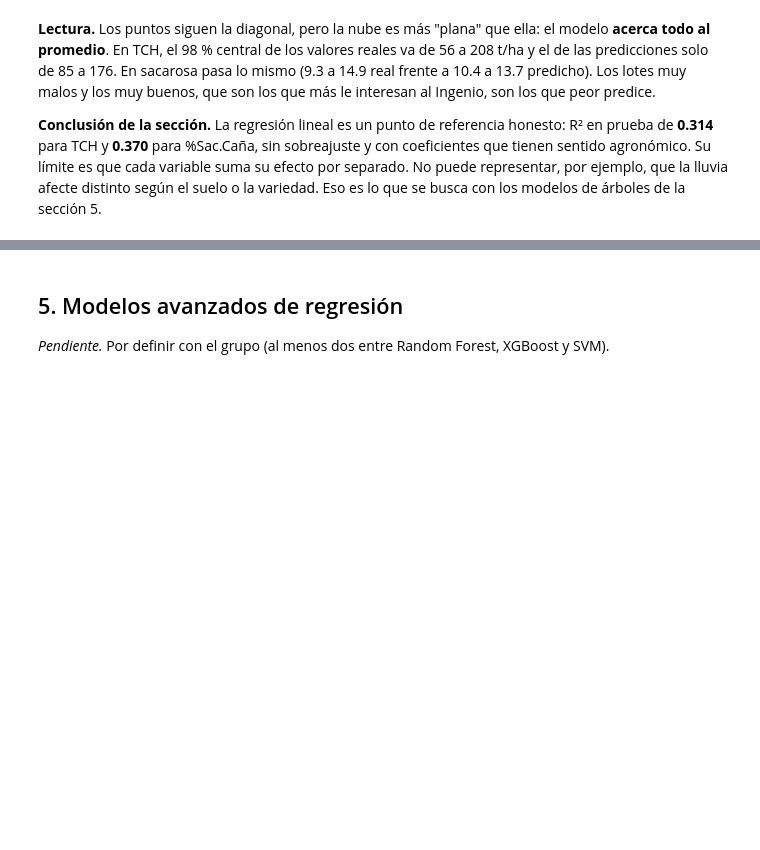
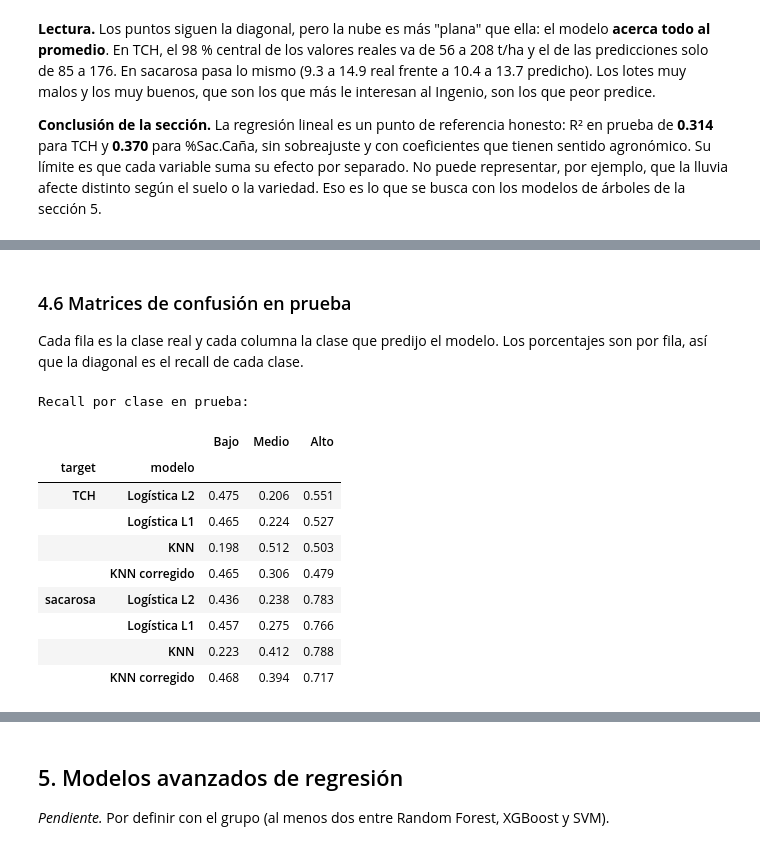
Before and after one commit to gigiper29/Proyecto-Aprendizaje-Autom-tico-II, a Jupyter notebook: Caso_AA2/CasoEstudio_Modelado.ipynb, the cells around one changed output, grey strips where cells are left out. Drawn from its saved outputs; the diff is of its cells as text; code cells hidden in the pictures; blank space fills up the shorter version.

```diff
--- a/Caso_AA2/CasoEstudio_Modelado.ipynb
+++ b/Caso_AA2/CasoEstudio_Modelado.ipynb
@@ -1356,0 +1424,44 @@ _(lectura pendiente)_
+# %% [markdown]
+### 4.6 Matrices de confusión en prueba
+
+Cada fila es la clase real y cada columna la clase que predijo el modelo. Los porcentajes son por fila, así que
+la diagonal es el recall de cada clase.
+# %%
+MODELOS_REF_CLF = ["Logística L2", "Logística L1", "KNN", "KNN corregido"]
+fig, ejes = plt.subplots(2, 4, figsize=(15, 7.5))
+filas = []
+for i, t in enumerate(TARGETS_CLF):
+    for j, nombre in enumerate(MODELOS_REF_CLF):
+        r = ajustados_clf[(t, nombre)]
+        eje = ejes[i, j]
+        matriz = confusion_matrix(r["y_prueba"], r["pred_prueba"], labels=CLASES)
+        porcentaje = matriz / matriz.sum(axis=1, keepdims=True)  # por fila: la diagonal es el recall de cada clase
+        eje.imshow(porcentaje, cmap="Blues", vmin=0, vmax=1)     # misma escala de color en todas las matrices
+        for fila in range(3):
+            for columna in range(3):
+                eje.text(columna, fila, f"{porcentaje[fila, columna]:.0%}", ha="center", va="center",
+                         color="white" if porcentaje[fila, columna] > 0.55 else "black")
+        eje.set_xticks(range(3), CLASES)
+        eje.set_yticks(range(3), CLASES)
+        eje.grid(False)
+        eje.set(title=f"{t}: {nombre}\nKappa = {resultados_clf[(t, nombre)]['Kappa prueba']:.3f}",
+                xlabel="clase predicha", ylabel="clase real" if j == 0 else "")
+        filas.append({"target": t, "modelo": nombre, **dict(zip(CLASES, porcentaje.diagonal().round(3)))})
+fig.tight_layout()
+fig.savefig(FIGURAS / "clf_referencia_matrices_confusion.png", dpi=200, bbox_inches="tight")
+plt.show()
+
+print("Recall por clase en prueba:")
+display(pd.DataFrame(filas).set_index(["target", "modelo"]))
+# %% [output]
+Recall por clase en prueba:
+|  |  | Bajo | Medio | Alto |
+| target | modelo |  |  |  |
+| TCH | Logística L2 | 0.475 | 0.206 | 0.551 |
+|  | Logística L1 | 0.465 | 0.224 | 0.527 |
+|  | KNN | 0.198 | 0.512 | 0.503 |
+|  | KNN corregido | 0.465 | 0.306 | 0.479 |
+| sacarosa | Logística L2 | 0.436 | 0.238 | 0.783 |
+|  | Logística L1 | 0.457 | 0.275 | 0.766 |
+|  | KNN | 0.223 | 0.412 | 0.788 |
+|  | KNN corregido | 0.468 | 0.394 | 0.717 |
```
Also changed, not shown: parts of 34 cells of this notebook, 4 other files.
